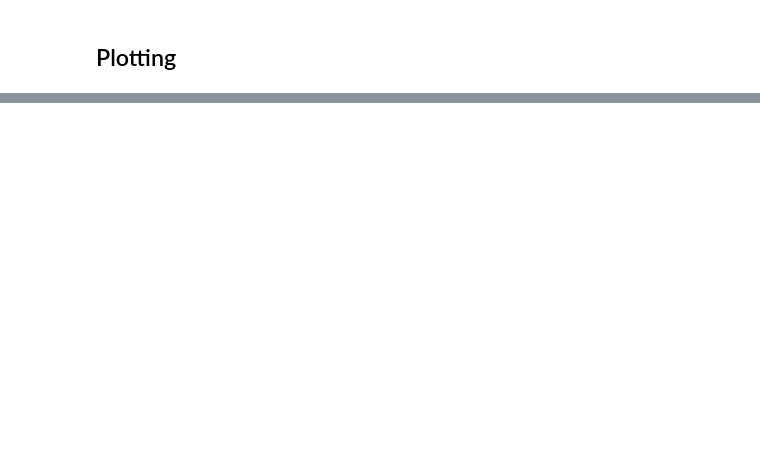
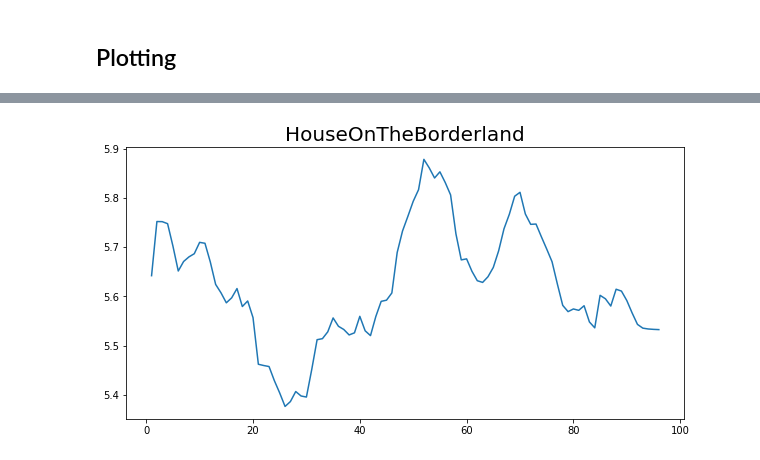
Before and after one commit to peterverhaar/syuzhet_python, a Jupyter notebook: Hedonometer.ipynb, the cells around one changed output, grey strips where cells are left out. Saved outputs shown, nothing was run; the diff lists cells and outputs as text; code cells hidden in the pictures; blank space fills up the shorter version.

```diff
--- a/Hedonometer.ipynb
+++ b/Hedonometer.ipynb
@@ -46,7 +31,7 @@ def get_text_as_string(path):
         full_text = text_file.read()
         full_text = re.sub( '\s+' , ' ' , full_text)
         return full_text
-file = 'AStrangeCrime.txt'
+file = 'HouseOnTheBorderland.txt'
 full_text = get_text_as_string( file )
 #print(full_text)
 # %%
@@ -103,7 +117,7 @@ def get_sentiment( sentences ):
 
     return all_scores
 
-scores = get_sentiment(lemmatised_sentences)
+scores = get_sentiment(sentences)
 # %% [markdown]
 ## Plotting
 # %%
@@ -170,8 +194,12 @@ print(len(new_list))
 # %%
 scores_plot = ra_dec
 novel_time = range( 1, len(scores_plot)+1)
 plt.figure( figsize=(10,5) )
 ax = sns.lineplot( x = novel_time , y = scores_plot )
+title = re.sub( r'[.]txt$' , '' , file )
+ax.set_title( title  , size = 20)
 #ax.set_xticks(novel_time)
 img_filename = re.sub( r'txt$' , 'png' , file )
 plt.savefig(img_filename)
+# %% [output]
+[figure, added]
```
Also changed, not shown: parts of 14 cells of this notebook.
